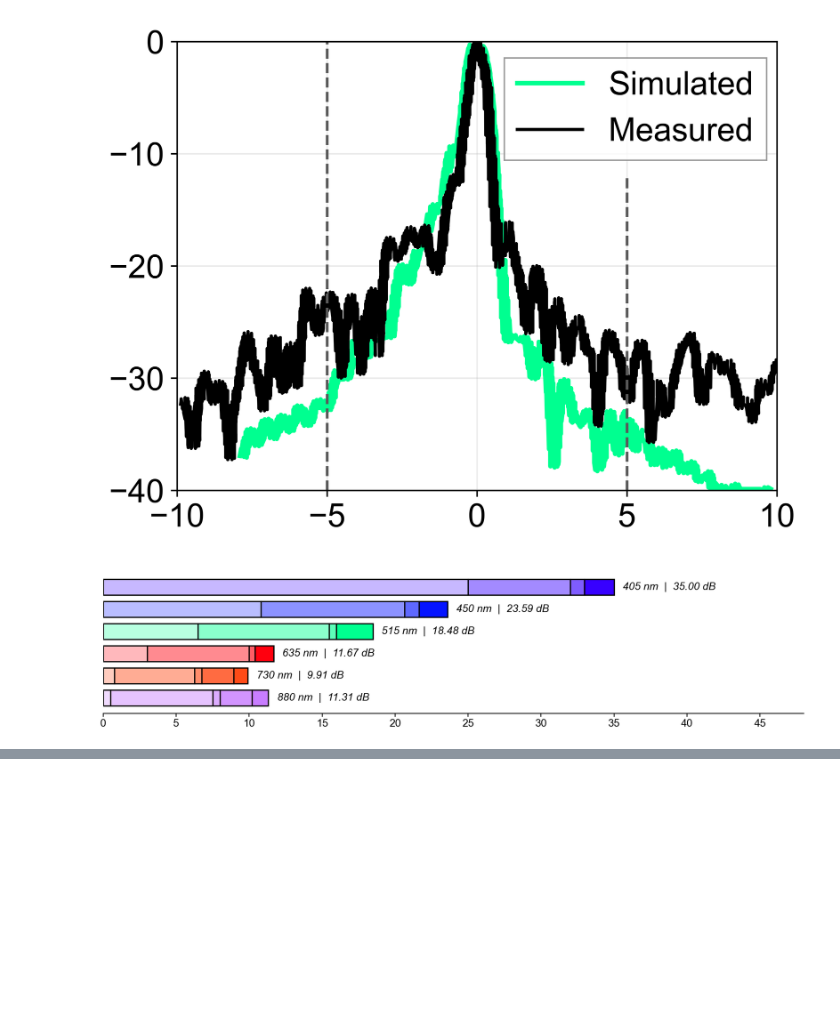
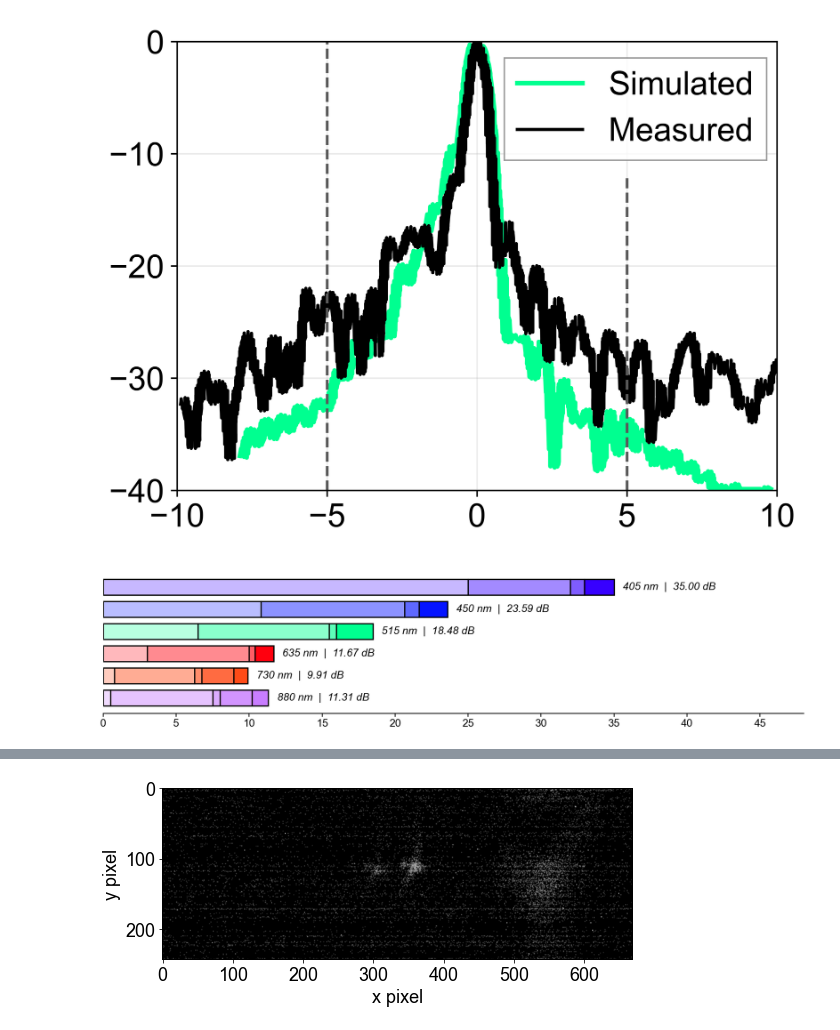
Before and after one commit to yiyangzhi3/integrated_trapped_ions, a Jupyter notebook: Gen_1_Paper/paper_figures.ipynb, the cells around one changed output, grey strips where cells are left out. Saved outputs shown, nothing was run; the diff lists cells and outputs as text; code cells hidden in the pictures; blank space fills up the shorter version.

```diff
--- a/Gen_1_Paper/paper_figures.ipynb
+++ b/Gen_1_Paper/paper_figures.ipynb
@@ -878,0 +976,37 @@ plt.show()
+# %%
+import matplotlib.pyplot as plt
+import matplotlib.image as mpimg
+from pathlib import Path
+
+plt.rcParams.update({
+    "font.family": "Arial",
+    "font.size": 18,
+    "axes.labelsize": 18,
+    "axes.titlesize": 18,
+    "legend.fontsize": 18,
+    "xtick.labelsize": 18,
+    "ytick.labelsize": 18,
+    "svg.fonttype": "none",
+})
+
+base_path = Path("Gen_1_Paper")
+if not (base_path / "ca_indiv.tiff").exists():
+    base_path = Path(".")
+
+camera_img = mpimg.imread(base_path / "ca_indiv.tiff")
+
+fig, ax = plt.subplots(figsize=(8.4, 3.2), constrained_layout=True)
+ax.imshow(camera_img)
+ax.set_xlabel("x pixel")
+ax.set_ylabel("y pixel")
+ax.tick_params(axis="both", labelsize=18)
+
+for spine in ax.spines.values():
+    spine.set_visible(True)
+    spine.set_linewidth(1.0)
+
+fig.savefig(base_path / "ca_indiv_camera_image.png", dpi=300)
+fig.savefig(base_path / "ca_indiv_camera_image.svg")
+plt.show()
+# %% [output]
+[figure, added]
```
Also changed, not shown: parts of 4 cells of this notebook, 50 other files.
